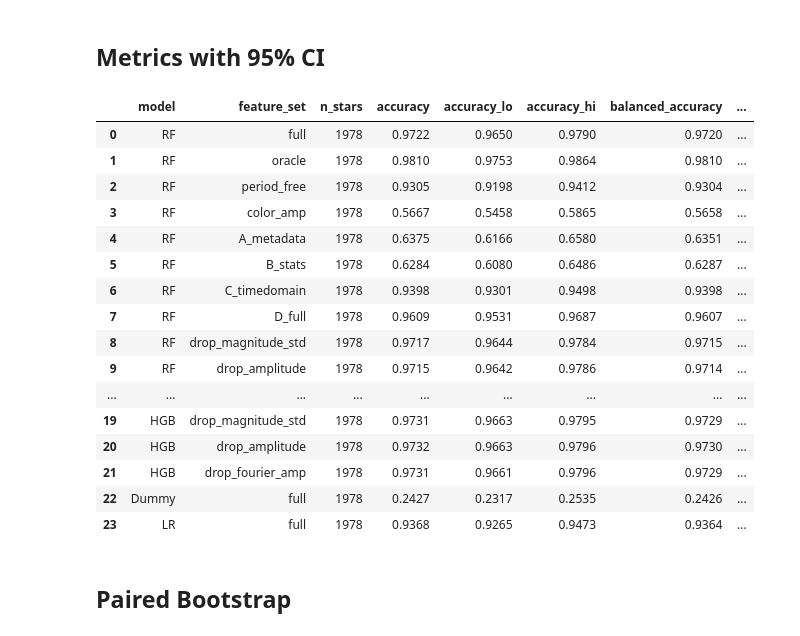
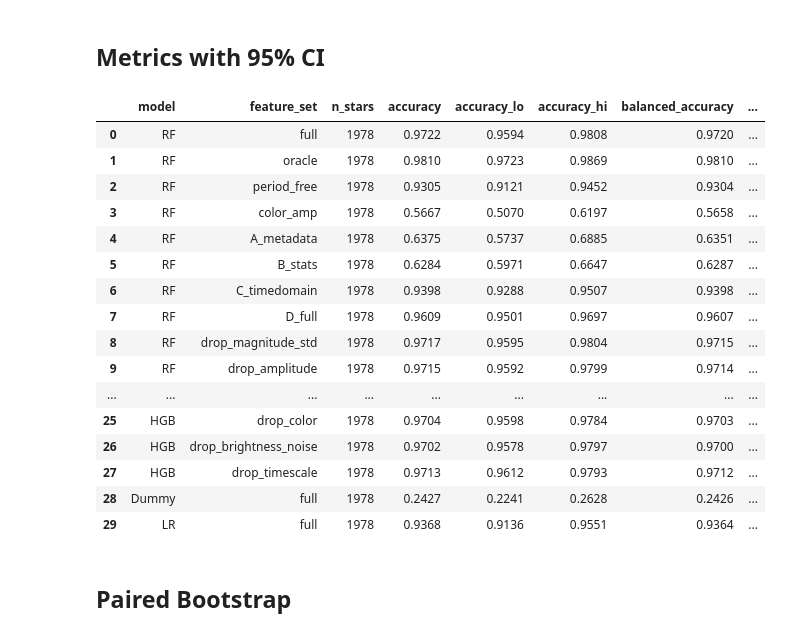
Before and after one commit to sumaitate/gaia-varstars, a Jupyter notebook: notebooks/0475_gaia_modeling.ipynb, the cells around one changed output. Saved outputs shown, nothing was run; the diff lists cells and outputs as text; code cells hidden in the pictures.

```diff
--- a/notebooks/0475_gaia_modeling.ipynb
+++ b/notebooks/0475_gaia_modeling.ipynb
@@ -32,7 +32,7 @@ for path in (root / "src", root):
         sys.path.insert(0, str(path))
 
 from gaia_variable_stars.config import (
-    CLASSES, CV_FILE, FEATURE_FILE, FIGURES_ROOT, FOLDS,
+    CLASSES, CLEAN_FILE, CV_FILE, FEATURE_FILE, FIGURES_ROOT, FOLDS,
     MIN_POINTS, MODEL_FILE, MODELS_ROOT, PRED_FILE,
     RANK_FILE, SEED, SOURCE_FILE,
 )
@@ -40,6 +40,7 @@ from gaia_variable_stars.config import (
 FE_FEATURE_FILE = FEATURE_FILE.with_name("gaia_features_fe.csv")
 FE_VALIDATION_FILE = FEATURE_FILE.with_name("gaia_period_validation_fe.csv")
 FE_ORACLE_FILE = FEATURE_FILE.with_name("gaia_features_fe_oracle.csv")
+LABEL_FILE = FEATURE_FILE.with_name("gaia_label_confidence.csv")
 
 EXTRA_ROOT = MODELS_ROOT / "gaia_classification"
 PLOT_ROOT = FIGURES_ROOT / "gaia_classification"
@@ -102,6 +103,11 @@ FEATURE_SETS = {
 
 for col in ["magnitude_std", "amplitude", "fourier_amp"]:
     FEATURE_SETS[f"drop_{col}"] = [c for c in BASE_FEATURES if c != col]
+
+FAMILY_DROPS = ["drop_color", "drop_brightness_noise", "drop_timescale"]
+
+for family in ["color", "brightness_noise", "timescale"]:
+    FEATURE_SETS[f"drop_{family}"] = columns([name for name in MAIN_GROUPS if name != family])
 # %% [markdown]
 ## Data
 # %%
@@ -341,7 +342,7 @@ REDUNDANCY = ["drop_magnitude_std", "drop_amplitude", "drop_fourier_amp"]
 predictions = {}
 
 for name in ["RF", "HGB"]:
-    for variant in MAIN + ABLATION + REDUNDANCY:
+    for variant in MAIN + ABLATION + REDUNDANCY + FAMILY_DROPS:
         predictions[(name, variant)] = predict_oof(name, variant)
         print(f"{name}: {variant}")
 
@@ -484,71 +485,90 @@ display(
 # %%
 K = len(CLASSES)
 CLASS_INDEX = {name: i for i, name in enumerate(CLASSES)}
+METRICS = ["accuracy", "balanced_accuracy", "macro_f1"]
 truth_all = stars["class_name"].map(CLASS_INDEX).to_numpy()
+
+PRED = {
+    (name, variant): np.stack([
+        part[f"pred_{name}_{variant}"].map(CLASS_INDEX).to_numpy()
+        for _, part in oof.groupby("repeat")
+    ])
+    for (name, variant) in predictions
+}
+
+cell_members = [np.flatnonzero(sky == cell) for cell in np.unique(sky)]
+rng = np.random.default_rng(SEED)
+BOOT_INDEX = [
+    np.concatenate([cell_members[i] for i in rng.integers(len(cell_members), size=len(cell_members))])
+    for _ in range(BOOTSTRAPS)
+]
 
 
 def metrics_from_counts(cm):
     tp = np.diag(cm).astype(float)
     support, predicted = cm.sum(axis=1), cm.sum(axis=0)
+    present = support > 0
     with np.errstate(divide="ignore", invalid="ignore"):
         recall = np.where(support > 0, tp / support, 0.0)
         precision = np.where(predicted > 0, tp / predicted, 0.0)
         f1 = np.where(precision + recall > 0, 2 * precision * recall / (precision + recall), 0.0)
-    return np.array([tp.sum() / cm.sum(), recall.mean(), f1.mean()])
+    return np.array([tp.sum() / cm.sum(), recall[present].mean(), f1[present].mean()])
 
 
-def predictions_matrix(name, variant):
-    col = f"pred_{name}_{variant}"
-    return np.stack([part[col].map(CLASS_INDEX).to_numpy() for _, part in oof.groupby("repeat")])
+def score(key, index):
+    pred = PRED[key]
+    return np.mean([
+        metrics_from_counts(
+            np.bincount(truth_all[index] * K + pred[r, index], minlength=K * K).reshape(K, K)
+        ) for r in range(REPEATS)
+    ], axis=0)
 
 
-def bootstrap_metrics(name, variant, mask=None, seed=SEED):
-    truth, pred = truth_all, predictions_matrix(name, variant)
-    if mask is not None:
-        truth, pred = truth[mask], pred[:, mask]
-    n = len(truth)
+def draws_for(key, mask=None):
+    if mask is None:
+        return np.array([score(key, index) for index in BOOT_INDEX])
+    return np.array([score(key, index[mask[index]]) for index in BOOT_INDEX])
 
-    def score(index):
-        return np.mean([
-            metrics_from_counts(
-                np.bincount(truth[index] * K + pred[r, index], minlength=K * K).reshape(K, K)
-            ) for r in range(REPEATS)
-        ], axis=0)
 
-    rng = np.random.default_rng(seed)
-    draws = np.array([score(rng.integers(n, size=n)) for _ in range(BOOTSTRAPS)])
-    point = score(np.arange(n))
+FULL_DRAWS = {key: draws_for(key) for key in predictions}
+
+
+def bootstrap_metrics(name, variant, mask=None):
+    key = (name, variant)
+    keep = np.arange(len(truth_all)) if mask is None else np.flatnonzero(mask)
+    draws = FULL_DRAWS[key] if mask is None else draws_for(key, mask)
     low, high = np.quantile(draws, [0.025, 0.975], axis=0)
-    row = {"n_stars": n}
-    for i, metric in enumerate(["accuracy", "balanced_accuracy", "macro_f1"]):
+    point = score(key, keep)
+    row = {"n_stars": len(keep)}
+    for i, metric in enumerate(METRICS):
         row[metric], row[f"{metric}_lo"], row[f"{metric}_hi"] = point[i], low[i], high[i]
     return row
 
 
 metrics_ci = pd.DataFrame([
     {"model": name, "feature_set": variant, **bootstrap_metrics(name, variant)}
     for (name, variant) in predictions
 ])
 metrics_ci.to_csv(EXTRA_ROOT / "metrics_ci.csv", index=False)
 display(metrics_ci.round(4))
 # %% [output]
 |  | model | feature_set | n_stars | accuracy | accuracy_lo | accuracy_hi | balanced_accuracy | ... |
-| 0 | RF | full | 1978 | 0.9722 | 0.9650 | 0.9790 | 0.9720 | ... |
-| 1 | RF | oracle | 1978 | 0.9810 | 0.9753 | 0.9864 | 0.9810 | ... |
-| 2 | RF | period_free | 1978 | 0.9305 | 0.9198 | 0.9412 | 0.9304 | ... |
-| 3 | RF | color_amp | 1978 | 0.5667 | 0.5458 | 0.5865 | 0.5658 | ... |
-| 4 | RF | A_metadata | 1978 | 0.6375 | 0.6166 | 0.6580 | 0.6351 | ... |
-| 5 | RF | B_stats | 1978 | 0.6284 | 0.6080 | 0.6486 | 0.6287 | ... |
-| 6 | RF | C_timedomain | 1978 | 0.9398 | 0.9301 | 0.9498 | 0.9398 | ... |
-| 7 | RF | D_full | 1978 | 0.9609 | 0.9531 | 0.9687 | 0.9607 | ... |
-| 8 | RF | drop_magnitude_std | 1978 | 0.9717 | 0.9644 | 0.9784 | 0.9715 | ... |
-| 9 | RF | drop_amplitude | 1978 | 0.9715 | 0.9642 | 0.9786 | 0.9714 | ... |
+| 0 | RF | full | 1978 | 0.9722 | 0.9594 | 0.9808 | 0.9720 | ... |
+| 1 | RF | oracle | 1978 | 0.9810 | 0.9723 | 0.9869 | 0.9810 | ... |
+| 2 | RF | period_free | 1978 | 0.9305 | 0.9121 | 0.9452 | 0.9304 | ... |
+| 3 | RF | color_amp | 1978 | 0.5667 | 0.5070 | 0.6197 | 0.5658 | ... |
+| 4 | RF | A_metadata | 1978 | 0.6375 | 0.5737 | 0.6885 | 0.6351 | ... |
+| 5 | RF | B_stats | 1978 | 0.6284 | 0.5971 | 0.6647 | 0.6287 | ... |
+| 6 | RF | C_timedomain | 1978 | 0.9398 | 0.9288 | 0.9507 | 0.9398 | ... |
+| 7 | RF | D_full | 1978 | 0.9609 | 0.9501 | 0.9697 | 0.9607 | ... |
+| 8 | RF | drop_magnitude_std | 1978 | 0.9717 | 0.9595 | 0.9804 | 0.9715 | ... |
+| 9 | RF | drop_amplitude | 1978 | 0.9715 | 0.9592 | 0.9799 | 0.9714 | ... |
 | ... | ... | ... | ... | ... | ... | ... | ... | ... |
-| 19 | HGB | drop_magnitude_std | 1978 | 0.9731 | 0.9663 | 0.9795 | 0.9729 | ... |
-| 20 | HGB | drop_amplitude | 1978 | 0.9732 | 0.9663 | 0.9796 | 0.9730 | ... |
-| 21 | HGB | drop_fourier_amp | 1978 | 0.9731 | 0.9661 | 0.9796 | 0.9729 | ... |
-| 22 | Dummy | full | 1978 | 0.2427 | 0.2317 | 0.2535 | 0.2426 | ... |
-| 23 | LR | full | 1978 | 0.9368 | 0.9265 | 0.9473 | 0.9364 | ... |
+| 25 | HGB | drop_color | 1978 | 0.9704 | 0.9598 | 0.9784 | 0.9703 | ... |
+| 26 | HGB | drop_brightness_noise | 1978 | 0.9702 | 0.9578 | 0.9797 | 0.9700 | ... |
+| 27 | HGB | drop_timescale | 1978 | 0.9713 | 0.9612 | 0.9793 | 0.9712 | ... |
+| 28 | Dummy | full | 1978 | 0.2427 | 0.2241 | 0.2628 | 0.2426 | ... |
+| 29 | LR | full | 1978 | 0.9368 | 0.9136 | 0.9551 | 0.9364 | ... |
 # %% [markdown]
 ## Paired Bootstrap
 # %%
```
Also changed, not shown: parts of 11 cells of this notebook, 22 other files.
